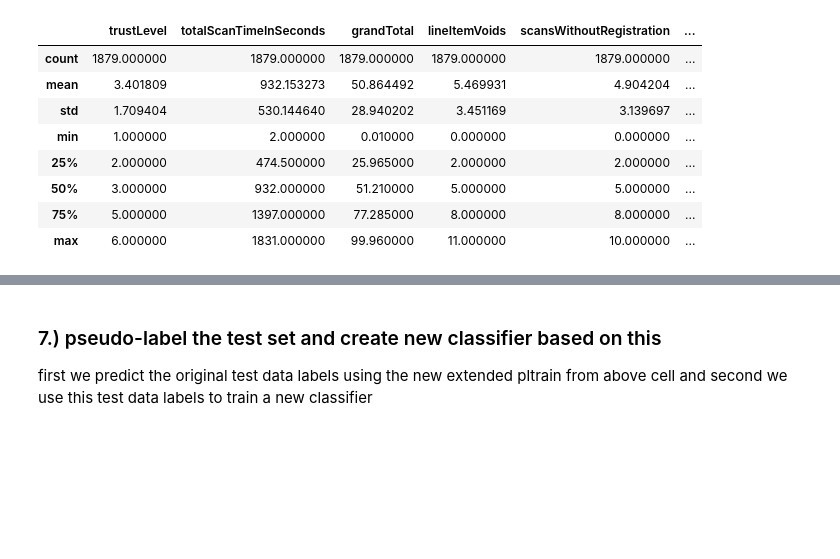
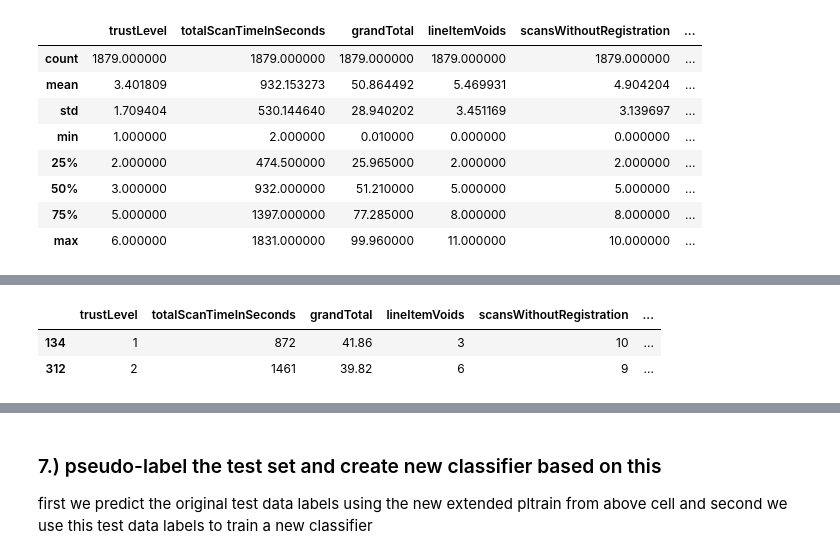
Before and after one commit to LackesLab/dmc2019, a Jupyter notebook: notebooks/data_analysis_prediction.ipynb, the cells around one changed output, grey strips where cells are left out. Cells and saved outputs as stored; diff of their text form; code cells hidden in the pictures; blank space fills up the shorter version.

```diff
--- a/notebooks/data_analysis_prediction.ipynb
+++ b/notebooks/data_analysis_prediction.ipynb
@@ -633,5 +710,5 @@ def classify_without_shallow_nn(xgboost_fitted, linear_svc_fitted, data_to_predi
 # %%
-def semi_supervised_learning_procedure(test_X_unscaled,train_X_unscaled, train_y, test_data_dict, transformer):
+def semi_supervised_learning_procedure(test_X_unscaled,train_X_unscaled, train_y, test_data_dict, transformer, model):
     test_data_dict = test_data_dict
     pred_dfs = []
     pred_val_dfs = []
@@ -737,7 +814,7 @@ def semi_supervised_learning_procedure(test_X_unscaled,train_X_unscaled, train_y
         """
 
         pltrain_wo_knn_X_unscaled_df, pltrain_wo_knn_y_df = get_extended_pltrain_for_batch_without_knn(testbatch_X_df, pltrain_wo_knn_X_unscaled_df,
-                                                                             pltrain_wo_knn_y_df, transformer)
+                                                                             pltrain_wo_knn_y_df, transformer, model)
         pltrain_wo_knn_X_scaled_df = transformer.apply_scaler(pltrain_wo_knn_X_unscaled_df)
         test_data_dict['pltrain_wo_knn_X_unscaled_df'] = pltrain_wo_knn_X_unscaled_df.copy()
         test_data_dict['pltrain_wo_knn_X_scaled_df'] = pltrain_wo_knn_X_scaled_df.copy()
@@ -758,7 +835,7 @@ def semi_supervised_learning_procedure(test_X_unscaled,train_X_unscaled, train_y
         test_data_dict['test_wo_knn_y_df'] = pltrain_wo_knn_y_df.iloc[train_wo_knn_X_scaled_len:]
 
 
-        res_wo_knn, pred_train_df_wo_knn, pred_val_df_wo_knn = test_routine_without_knn(test_data_dict, transformer)
+        res_wo_knn, pred_train_df_wo_knn, pred_val_df_wo_knn = test_routine_shallow_nn(test_data_dict, transformer, model)
 
         results_wo_knn.append(res_wo_knn)
         pred_train_wo_knn_dfs.append(pred_train_df_wo_knn)
@@ -786,7 +863,7 @@ def semi_supervised_learning_procedure(test_X_unscaled,train_X_unscaled, train_y
 
     xgb_final_wo_knn.fit(pltrain_X_unscaled_df.values, pltrain_y_df.values)
     lsvc_final_wo_knn.fit(pltrain_X_scaled_df.values, pltrain_y_df.values)
-    final_prediction_wo_knn = classify(xgb_final, lsvc_final, test_final_X_df.iloc[:10000], test_data_dict['knnwithprob_Xy_unscaled_df'], transformer, knn_lookup)
+    final_prediction_wo_knn = classify_without_shallow_nn(xgb_final, lsvc_final, test_final_X_df.iloc[:50000], transformer,model)
 
 
     return results, final_prediction, knn_dataframes, pred_dfs, pred_val_dfs, results_wo_knn, final_prediction_wo_knn,  pred_train_wo_knn_dfs, pred_val_wo_knn_dfs
@@ -873,6 +948,7 @@ for i in [100,200,300,400,500,600,700]:
 # %%
 #def semi_supervised_learning_procedure(test_X_unscaled, train_y, test_data_dict, transformer):
-
+from keras.models import load_model
+from keras.models import model_from_json
 
 data_dict = dict()
 data_dict['train_complete_X_unscaled_df'] = train_complete_X_unscaled_df.copy()
@@ -887,5 +963,8 @@ data_dict['train_X_wo_knn_unscaled_df'] = train_X_wo_knn_unscaled_df
 data_dict['train_X_wo_knn_scaled_df'] = train_X_wo_knn_scaled_df
 data_dict['train_y_wo_knn_df'] = train_y_wo_knn_df
 
+with open('../data/model_architecture.json', 'r') as f:
+    keras_model = model_from_json(f.read())
+keras_model.load_weights("../data/nn_weights.hdf5")
 # results, final_prediction, knn_dataframes, pred_dfs, pred_val_dfs, results_wo_knn, final_prediction_wo_knn,  pred_train_wo_knn_dfs, pred_val_wo_knn_dfs
-res, fin_pred, knnp_reds, train_preds, val_preds, results_wo_knn, final_prediction_wo_knn,  pred_train_wo_knn_dfs, pred_val_wo_knn_dfs= semi_supervised_learning_procedure(test_X_unscaled_df, train_X_unscaled_df, train_y_df, data_dict, transformer)
+res, fin_pred, knnp_reds, train_preds, val_preds, results_wo_knn, final_prediction_wo_knn,  pred_train_wo_knn_dfs, pred_val_wo_knn_dfs= semi_supervised_learning_procedure(test_X_unscaled_df, train_X_unscaled_df, train_y_df, data_dict, transformer, keras_model)
@@ -900,5 +1023,9 @@ plot_results_ssl(results_wo_knn)
 # %%
-val = pred_val_wo_knn_dfs[2]
+val = pred_val_wo_knn_dfs[0]
 val[val.fraud != val.own_predict]
+# %% [output]
+|  | trustLevel | totalScanTimeInSeconds | grandTotal | lineItemVoids | scansWithoutRegistration | ... |
+| 134 | 1 | 872 | 41.86 | 3 | 10 | ... |
+| 312 | 2 | 1461 | 39.82 | 6 | 9 | ... |
 # %%
 val[val.fraud != val.lsvc_predict]
```
Also changed, not shown: parts of 16 cells of this notebook, 5 other files.
